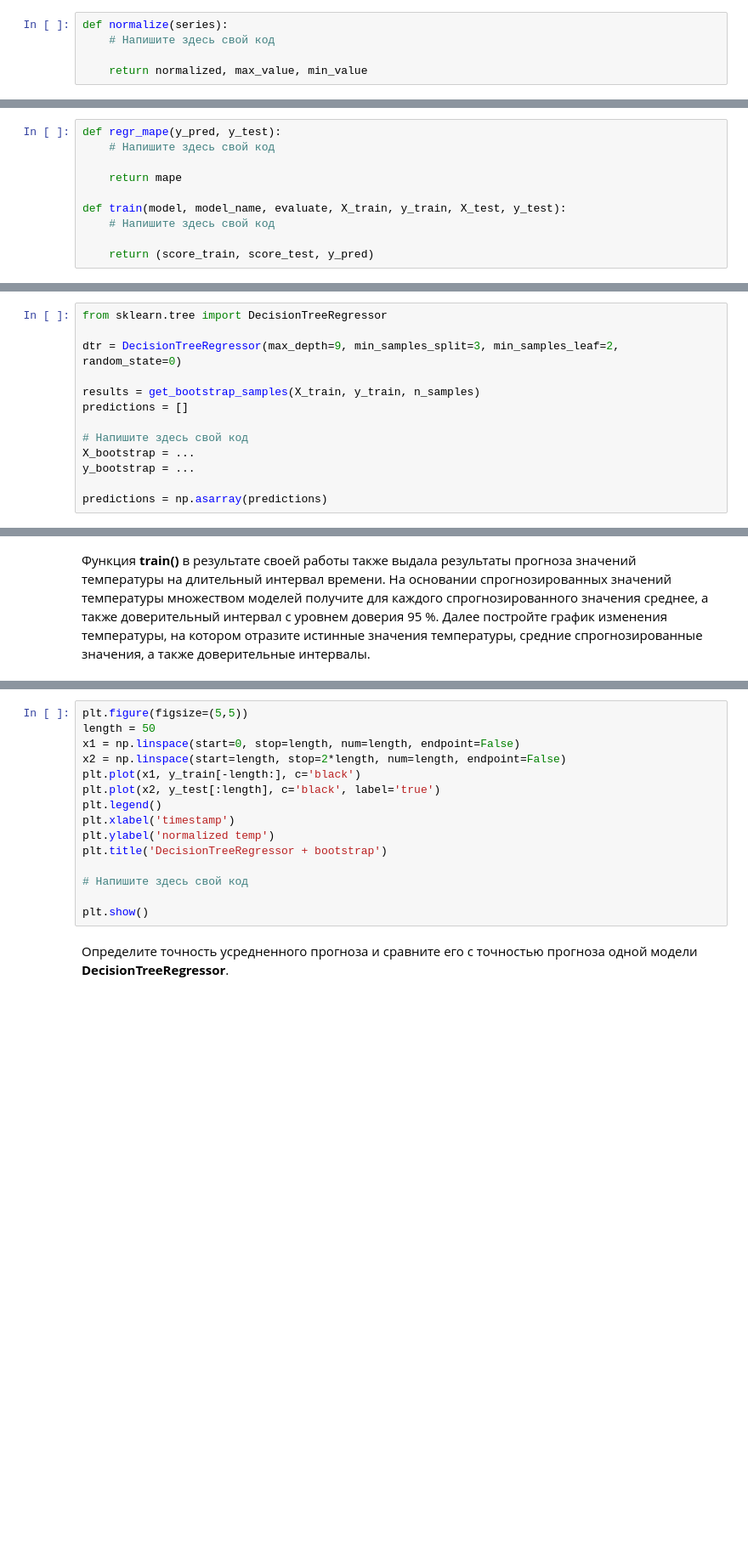
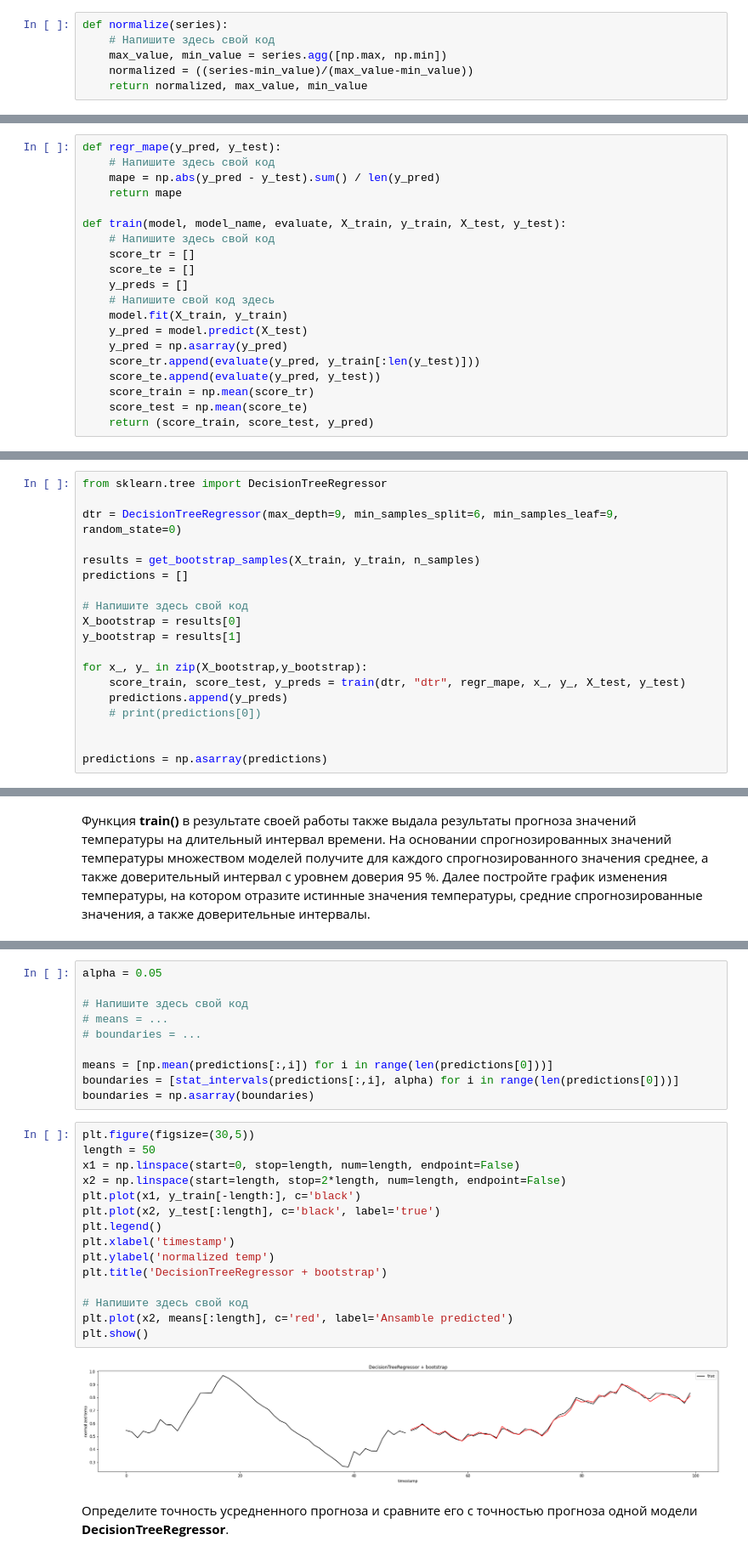
Before and after one commit to DOOMKEKER/bd-analyse, a Jupyter notebook: lab6/Lab6_task.ipynb, the cells around one changed output, grey strips where cells are left out. Shown: that part at 85% size. Drawn from its saved outputs; the diff is of its cells as text; blank space fills up the shorter version.

```diff
--- a/lab6/Lab6_task.ipynb
+++ b/lab6/Lab6_task.ipynb
@@ -55,7 +76,8 @@ plt.show()
 # %%
 def normalize(series):
     # Напишите здесь свой код
-
+    max_value, min_value = series.agg([np.max, np.min])
+    normalized = ((series-min_value)/(max_value-min_value))
     return normalized, max_value, min_value
 # %%
 normalized, max_value, min_value = normalize(df['temp'])
@@ -137,12 +159,22 @@ def get_bootstrap_samples(data_X, data_y, n_samples):
 # %%
 def regr_mape(y_pred, y_test):
     # Напишите здесь свой код
-
+    mape = np.abs(y_pred - y_test).sum() / len(y_pred)
     return mape
 
 def train(model, model_name, evaluate, X_train, y_train, X_test, y_test):
     # Напишите здесь свой код
-
+    score_tr = []
+    score_te = []
+    y_preds = []
+    # Напишите свой код здесь
+    model.fit(X_train, y_train)
+    y_pred = model.predict(X_test)
+    y_pred = np.asarray(y_pred)
+    score_tr.append(evaluate(y_pred, y_train[:len(y_test)]))
+    score_te.append(evaluate(y_pred, y_test))
+    score_train = np.mean(score_tr)
+    score_test = np.mean(score_te)
     return (score_train, score_test, y_pred)
 # %% [markdown]
 Создайте 1000 обучающих выборок и обучите на них 1000 моделей **DecisionTreeRegressor** с оптимальными параметрами, найденными в предыдущей лабораторной работе. Затем получите прогнозы температуры для тестовой выборки.
@@ -156,14 +188,20 @@ y_test = y[train_len:]
 # %%
 from sklearn.tree import DecisionTreeRegressor
 
-dtr = DecisionTreeRegressor(max_depth=9, min_samples_split=3, min_samples_leaf=2, random_state=0)
+dtr = DecisionTreeRegressor(max_depth=9, min_samples_split=6, min_samples_leaf=9, random_state=0)
 
 results = get_bootstrap_samples(X_train, y_train, n_samples)
 predictions = []
 
 # Напишите здесь свой код
-X_bootstrap = ...
-y_bootstrap = ...
+X_bootstrap = results[0]
+y_bootstrap = results[1]
+
+for x_, y_ in zip(X_bootstrap,y_bootstrap):
+    score_train, score_test, y_preds = train(dtr, "dtr", regr_mape, x_, y_, X_test, y_test)
+    predictions.append(y_preds)
+    # print(predictions[0])
+
 
 predictions = np.asarray(predictions)
 # %% [markdown]
@@ -199,18 +240,30 @@ boundaries = ...
+# %%
+alpha = 0.05
+
+# Напишите здесь свой код
+# means = ...
+# boundaries = ...
+
+means = [np.mean(predictions[:,i]) for i in range(len(predictions[0]))]
+boundaries = [stat_intervals(predictions[:,i], alpha) for i in range(len(predictions[0]))]
+boundaries = np.asarray(boundaries)
 # %%
-plt.figure(figsize=(5,5))
+plt.figure(figsize=(30,5))
 length = 50
 x1 = np.linspace(start=0, stop=length, num=length, endpoint=False)
 x2 = np.linspace(start=length, stop=2*length, num=length, endpoint=False)
 plt.plot(x1, y_train[-length:], c='black')
 plt.plot(x2, y_test[:length], c='black', label='true')
 plt.legend()
 plt.xlabel('timestamp')
 plt.ylabel('normalized temp')
 plt.title('DecisionTreeRegressor + bootstrap')
 
 # Напишите здесь свой код
-
+plt.plot(x2, means[:length], c='red', label='Ansamble predicted')
 plt.show()
+# %% [output]
+[figure, added]
 # %% [markdown]
 Определите точность усредненного прогноза и сравните его с точностью прогноза одной модели **DecisionTreeRegressor**.
 # %%
```
Also changed, not shown: parts of 20 cells of this notebook, 4 other files.
